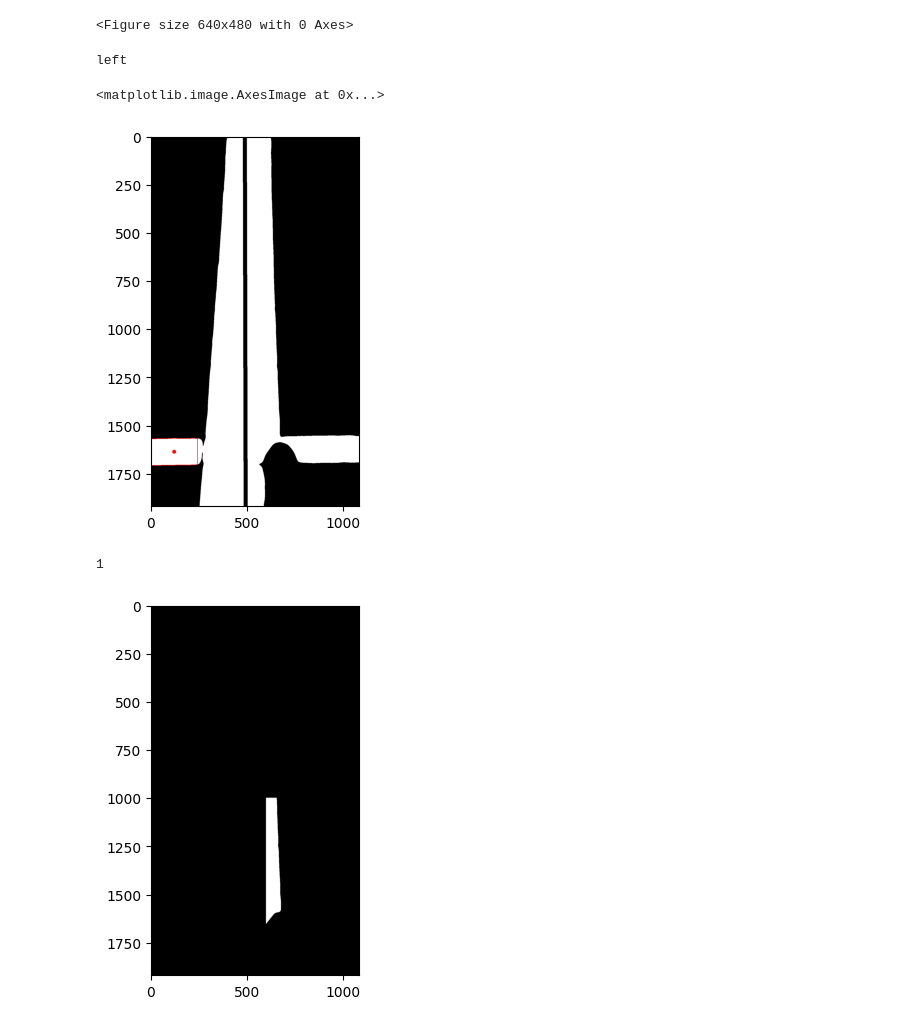
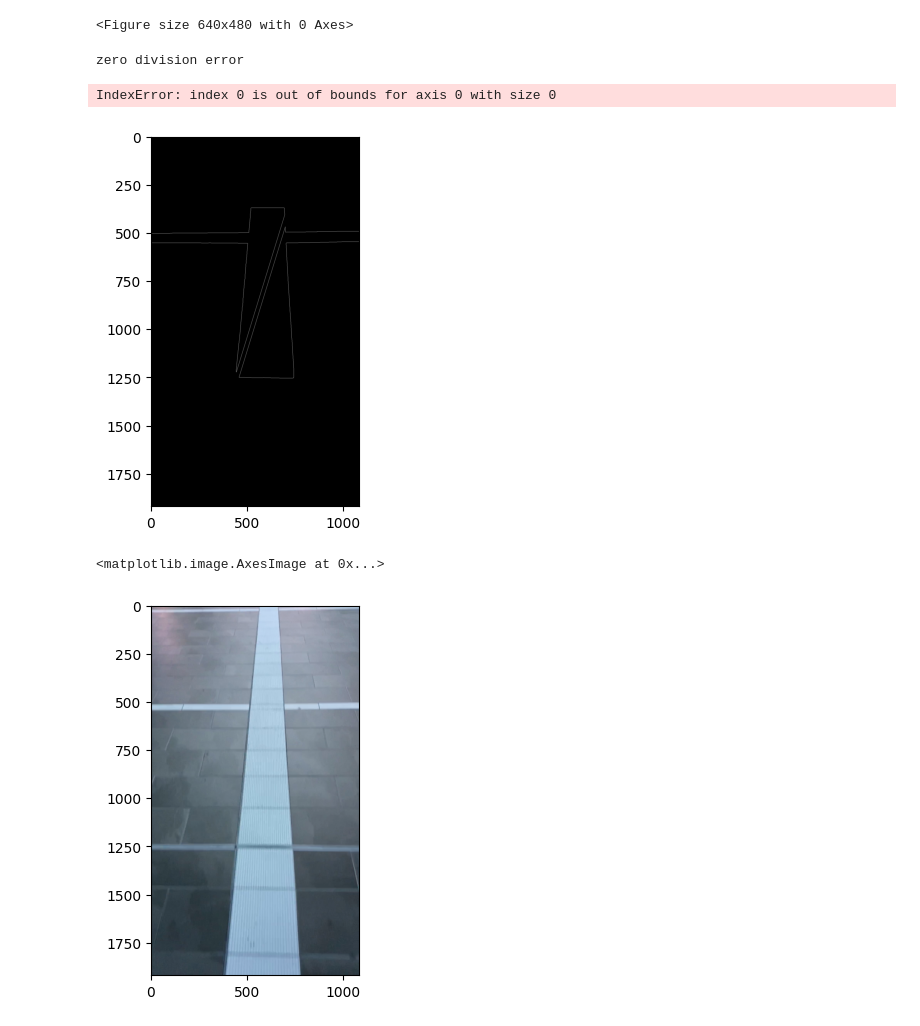
Before and after one commit to hendric-popma/project_bums, a Jupyter notebook: test_videps_frame.ipynb, the cells around one changed output. Drawn from its saved outputs; the diff is of its cells as text; code cells hidden in the pictures.

```diff
--- a/test_videps_frame.ipynb
+++ b/test_videps_frame.ipynb
@@ -14,11 +14,12 @@ frames = read_video_frames("/Users/hendricpopma/Documents/Uni/Uni_6_Sem/Bums/tes
 frames = frames[0:300]
 #img = frames[230][1]
 ### video2
-img = frames[62][1]
+img = frames[140][1]
 #plt.imshow(img)
 #make line in the middle of object
-img_thresh = thresh_gauss(img)
-img_cont = find_max_contour(img_thresh)
+#img_thresh = thresh_gauss(img)
+#img_cont = find_max_contour(img_thresh)
+img_cont = img_cont = seg_orientation_lines(img, "W")
 # cut image in half
 #cut = 1000
 
@@ -86,12 +87,11 @@ plt.imshow(new)
 # cv2.line(new,(cols-1,righty),(0,lefty),(0,255,0),2)
 # plt.imshow(new)
 # %% [output]
-left
+zero division error
-<matplotlib.image.AxesImage at 0x...>
+IndexError: index 0 is out of bounds for axis 0 with size 0
-[figure, old version]
+[figure, new version]
 # %%
-plt.imshow(img_cut)
-len(cnts)
+plt.imshow(img)
 # %% [output]
-1
+<matplotlib.image.AxesImage at 0x...>
-[figure, old version]
+[figure, new version]
```
Also changed, not shown: 1 other file.
